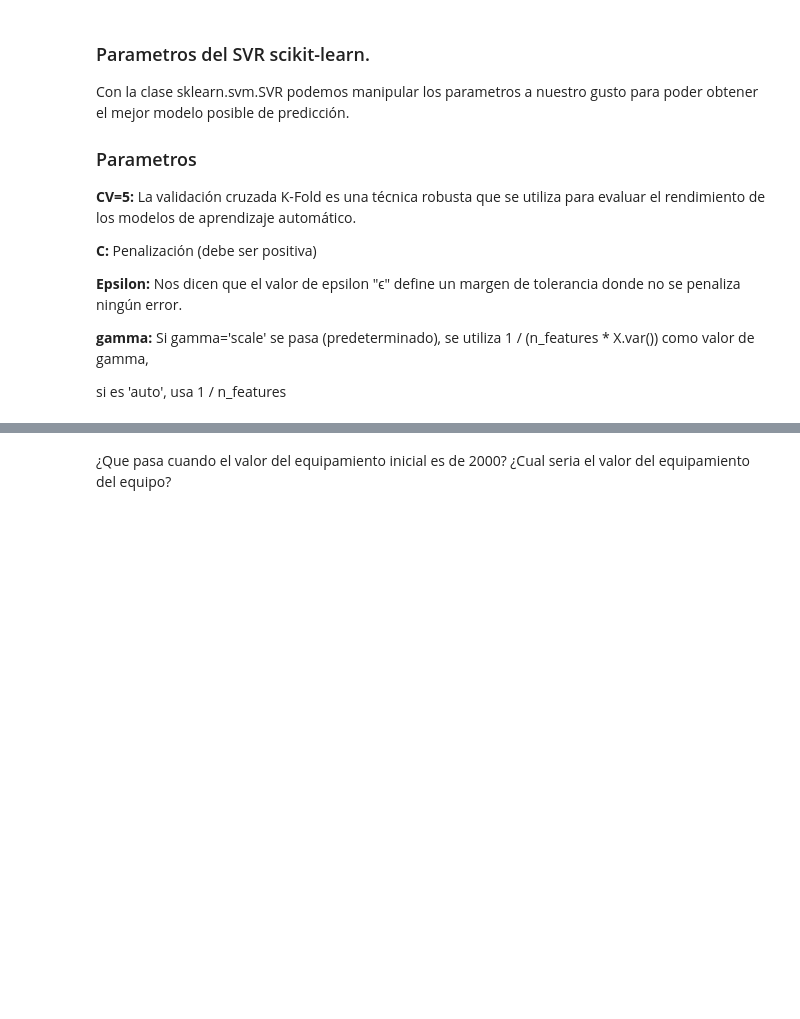
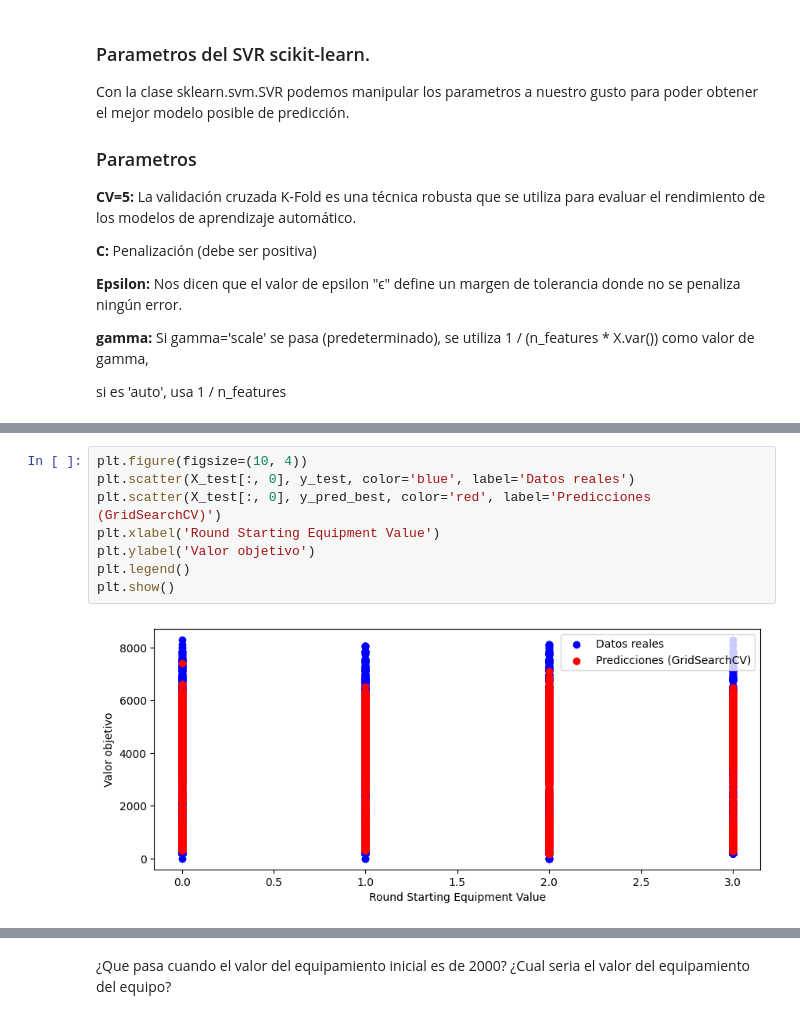
Before and after one commit to BrandonLCC/Informe_Tecnico_FMY0100, a Jupyter notebook: modelo_4_SVM.ipynb, the cells around one changed output, grey strips where cells are left out. Saved outputs shown, nothing was run; the diff lists cells and outputs as text; blank space fills up the shorter version.

```diff
--- a/modelo_4_SVM.ipynb
+++ b/modelo_4_SVM.ipynb
@@ -417,0 +394,10 @@ R2 Score: 0.8831988245778932
+# %%
+plt.figure(figsize=(10, 4))
+plt.scatter(X_test[:, 0], y_test, color='blue', label='Datos reales')
+plt.scatter(X_test[:, 0], y_pred_best, color='red', label='Predicciones (GridSearchCV)')
+plt.xlabel('Round Starting Equipment Value')
+plt.ylabel('Valor objetivo')
+plt.legend()
+plt.show()
+# %% [output]
+[figure, added]
```
Also changed, not shown: parts of 23 cells of this notebook.
